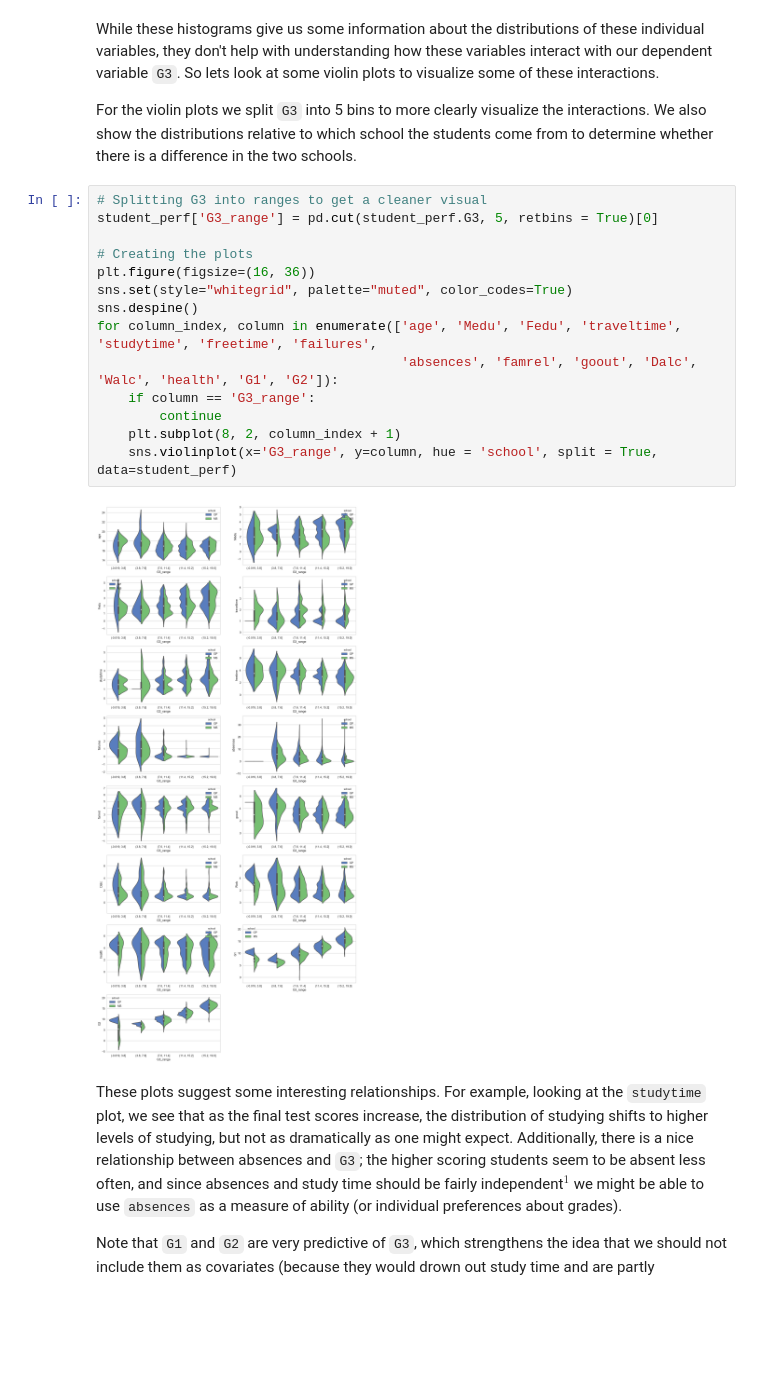
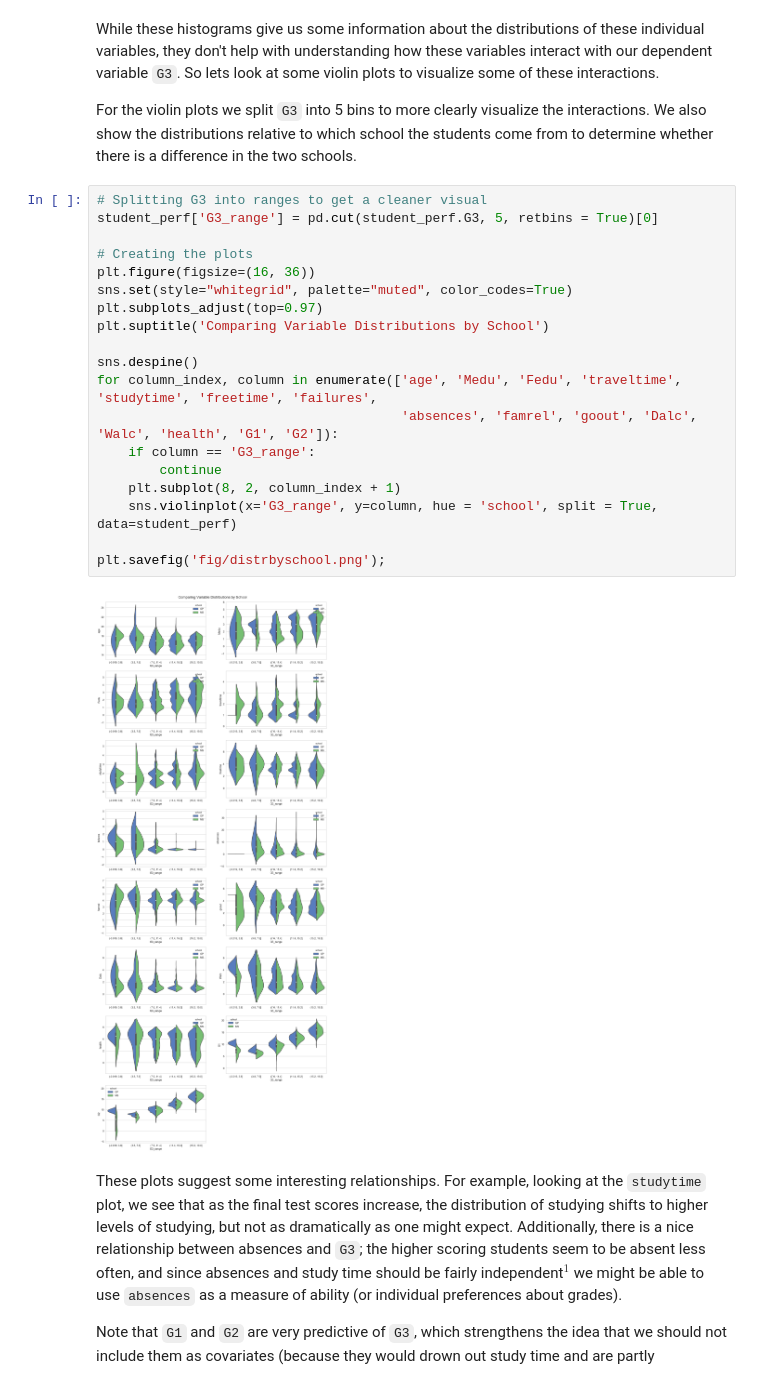
Before and after one commit to berkeley-stat159-f17/project-3-p2-ka-jo-ta, a Jupyter notebook: data_exploration.ipynb, the cells around one changed output. Cells and saved outputs as stored; diff of their text form; blank space fills up the shorter version.

```diff
--- a/data_exploration.ipynb
+++ b/data_exploration.ipynb
@@ -171,19 +175,24 @@ We also show the distributions relative to which school the students come from t
 # %%
 # Splitting G3 into ranges to get a cleaner visual
 student_perf['G3_range'] = pd.cut(student_perf.G3, 5, retbins = True)[0]
 
 # Creating the plots
 plt.figure(figsize=(16, 36))
 sns.set(style="whitegrid", palette="muted", color_codes=True)
+plt.subplots_adjust(top=0.97)
+plt.suptitle('Comparing Variable Distributions by School')
+
 sns.despine()
 for column_index, column in enumerate(['age', 'Medu', 'Fedu', 'traveltime', 'studytime', 'freetime', 'failures',
                                        'absences', 'famrel', 'goout', 'Dalc', 'Walc', 'health', 'G1', 'G2']):
     if column == 'G3_range':
         continue
     plt.subplot(8, 2, column_index + 1)
     sns.violinplot(x='G3_range', y=column, hue = 'school', split = True, data=student_perf)
+
+plt.savefig('fig/distrbyschool.png');
 # %% [output]
-[figure, old version]
+[figure, new version]
 # %% [markdown]
 These plots suggest some interesting relationships. For example, looking at the `studytime` plot, we see that as the final test scores increase, the distribution of studying shifts to higher levels of studying, but not as dramatically  as one might expect. Additionally, there is a nice relationship between absences and `G3`; the higher scoring students seem to be absent less often, and since absences and study time should be fairly independent$^1$ we might be able to use `absences` as a measure of ability (or individual preferences about grades).
 
```
Also changed, not shown: parts of 2 cells of this notebook, 11 other files.
